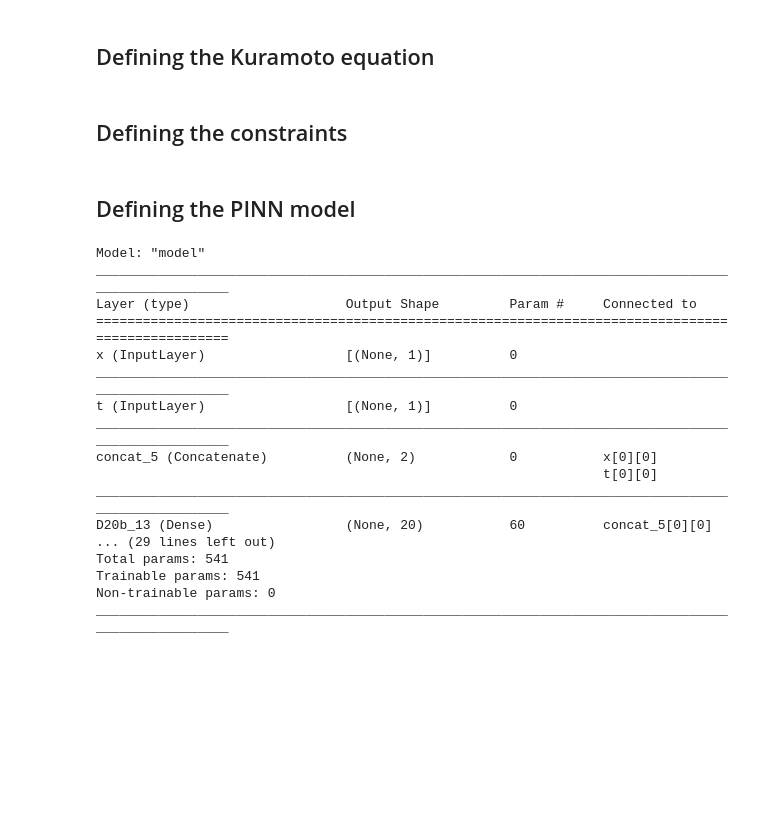
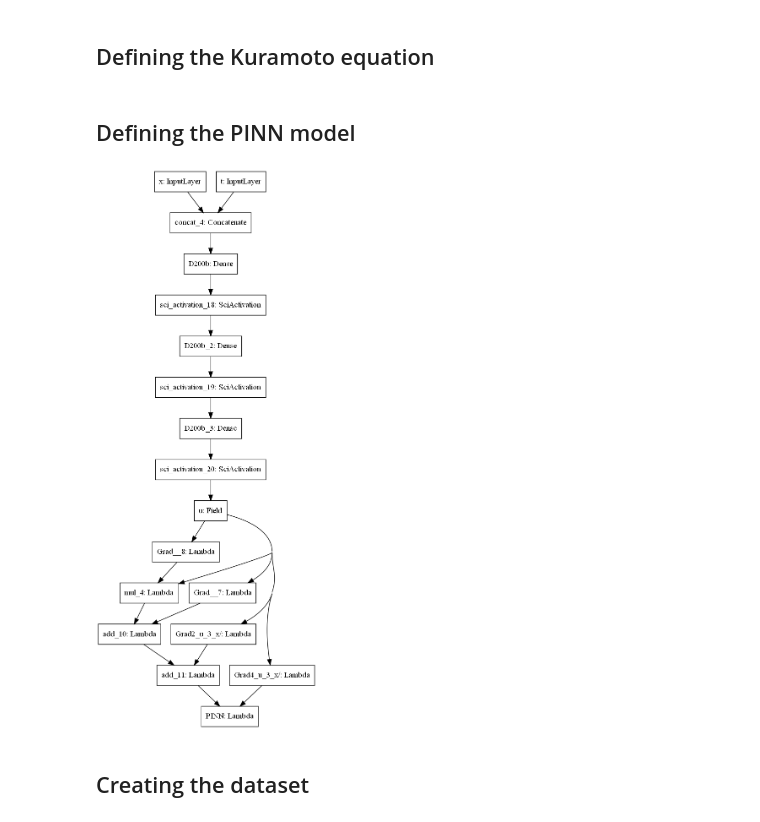
Before and after one commit to pirao/Kuramoto_PINN, a Jupyter notebook: PINN_Kuramoto.ipynb, the cells around one changed output. Cells and saved outputs as stored; diff of their text form; code cells hidden in the pictures; blank space fills up the shorter version.

```diff
--- a/PINN_Kuramoto.ipynb
+++ b/PINN_Kuramoto.ipynb
@@ -194,5 +244,3 @@ u_xxxx = sn.diff(U, x, order=4)
 
 f = u_t + u_x*U + u_xx + u_xxxx # Kuramoto equation
 f = sn.rename(f,'PINN')
-# %% [markdown]
-## Defining the constraints
@@ -209,24 +251,5 @@ m = sn.SciModel(inputs=[x,t],
                 targets=[U,f], # Model must minimize the neural network loss "U" and the PINN loss "f"
                 loss_func='mse',
                 optimizer='adam',
+                #load_weights_from = 'Kuramoto.h5',
                 plot_to_file='Kuramoto_network.png')
-
-m.summary()
-# %% [output]
-Model: "model"
-__________________________________________________________________________________________________
-Layer (type)                    Output Shape         Param #     Connected to
-==================================================================================================
-x (InputLayer)                  [(None, 1)]          0
-__________________________________________________________________________________________________
-t (InputLayer)                  [(None, 1)]          0
-__________________________________________________________________________________________________
-concat_5 (Concatenate)          (None, 2)            0           x[0][0]
-                                                                 t[0][0]
-__________________________________________________________________________________________________
-D20b_13 (Dense)                 (None, 20)           60          concat_5[0][0]
-... (29 lines left out)
-Total params: 541
-Trainable params: 541
-Non-trainable params: 0
-__________________________________________________________________________________________________
@@ -237,0 +256,7 @@ h = m.train([input_grid[0][:],input_grid[1][:]], # random collocation points ins
+# %%
+from IPython.display import Image
+Image(filename='Kuramoto_network.png')  # Neural network arquitecture
+# %% [output]
+[figure, added]
+# %% [markdown]
+## Creating the dataset
```
Also changed, not shown: parts of 36 cells of this notebook, 5 other files.
